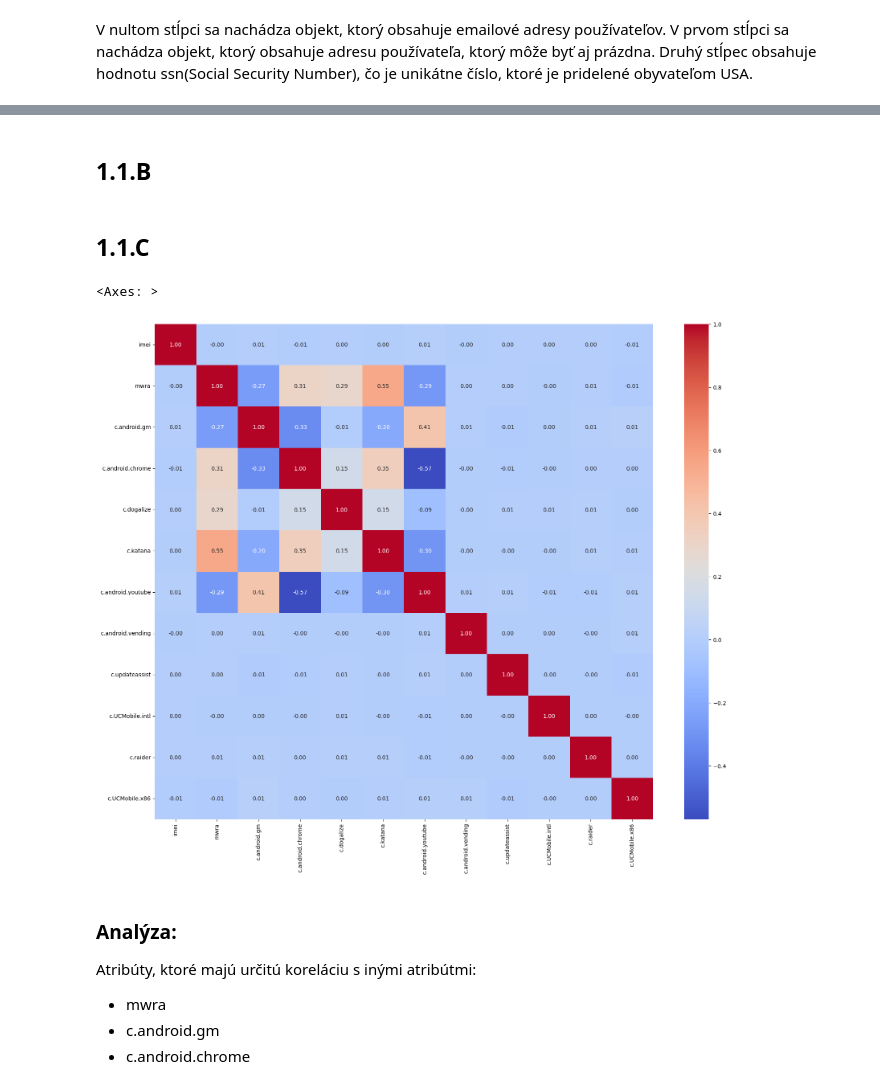
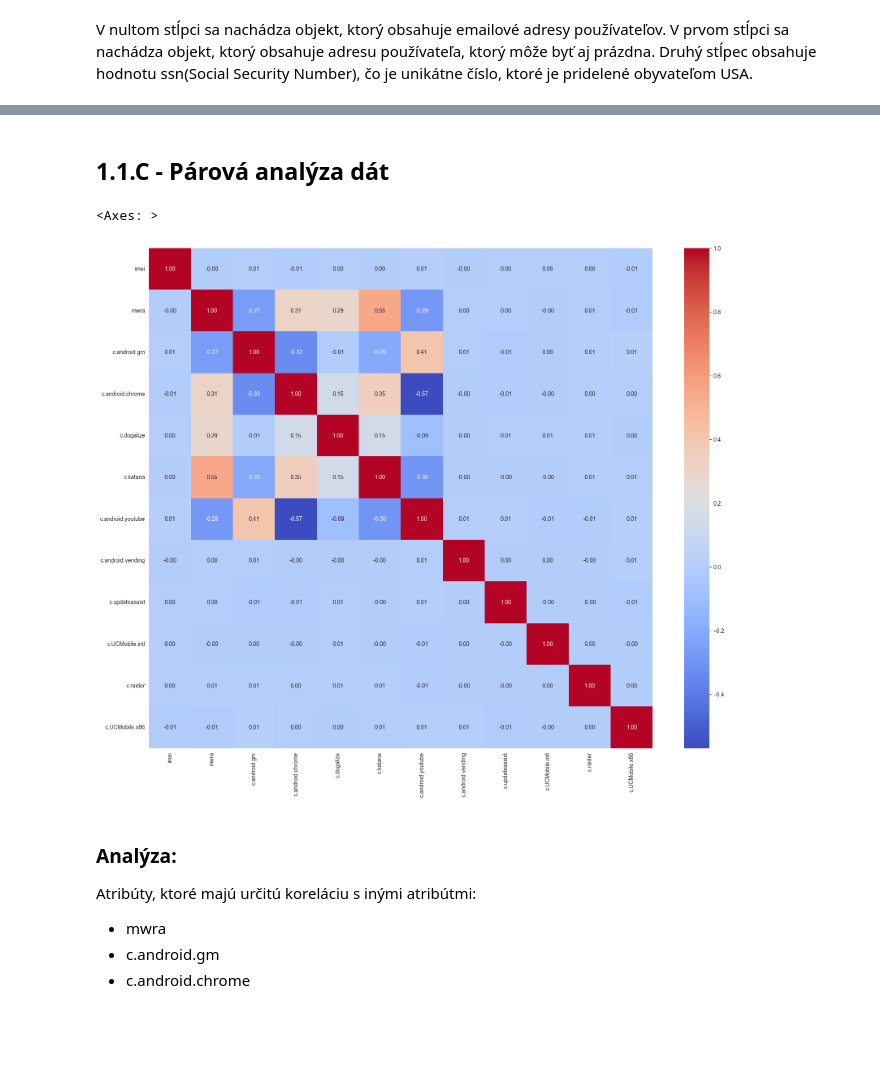
Before and after one commit to RikoAppDev/iau-course-assignments, a Jupyter notebook: zadanie.ipynb, the cells around one changed output, grey strips where cells are left out. Saved outputs shown, nothing was run; the diff lists cells and outputs as text; code cells hidden in the pictures; blank space fills up the shorter version.

```diff
--- a/zadanie.ipynb
+++ b/zadanie.ipynb
@@ -323,15 +424,15 @@ profiles.describe()
 # %% [markdown]
-## 1.1.B
+## 1.1.C - Párová analýza dát
-# %% [markdown]
-## 1.1.C
 # %%
-connections_pairs = connections.loc[:, ['imei', 'mwra', 'c.android.gm', 'c.android.chrome', 'c.dogalize', 'c.katana', 'c.android.youtube', 'c.android.vending', 'c.updateassist', 'c.UCMobile.intl', 'c.raider', 'c.UCMobile.x86']]
+connections_pairs = connections.loc[:,
+                    ['imei', 'mwra', 'c.android.gm', 'c.android.chrome', 'c.dogalize', 'c.katana', 'c.android.youtube',
+                     'c.android.vending', 'c.updateassist', 'c.UCMobile.intl', 'c.raider', 'c.UCMobile.x86']]
 
 figure, ax = plt.subplots(figsize=(20, 16))
 sns.heatmap(connections_pairs.corr(), annot=True, fmt=".2f", cmap='coolwarm', ax=ax)
 # %% [output]
 <Axes: >
-[figure, old version]
+[figure, new version]
 # %% [markdown]
 ### Analýza:
 Atribúty, ktoré majú určitú koreláciu s inými atribútmi:
```
Also changed, not shown: parts of 35 cells of this notebook.
